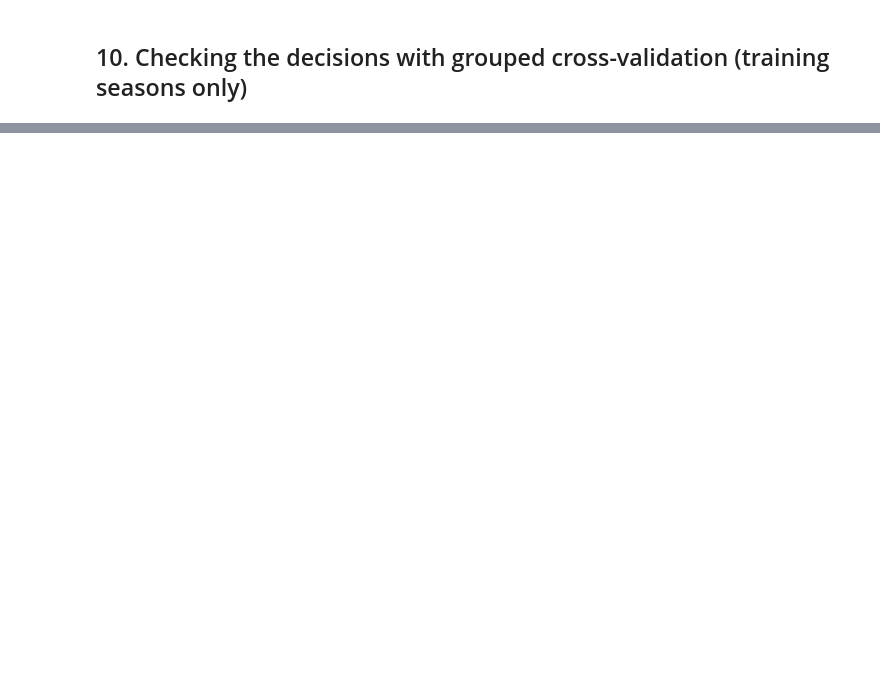
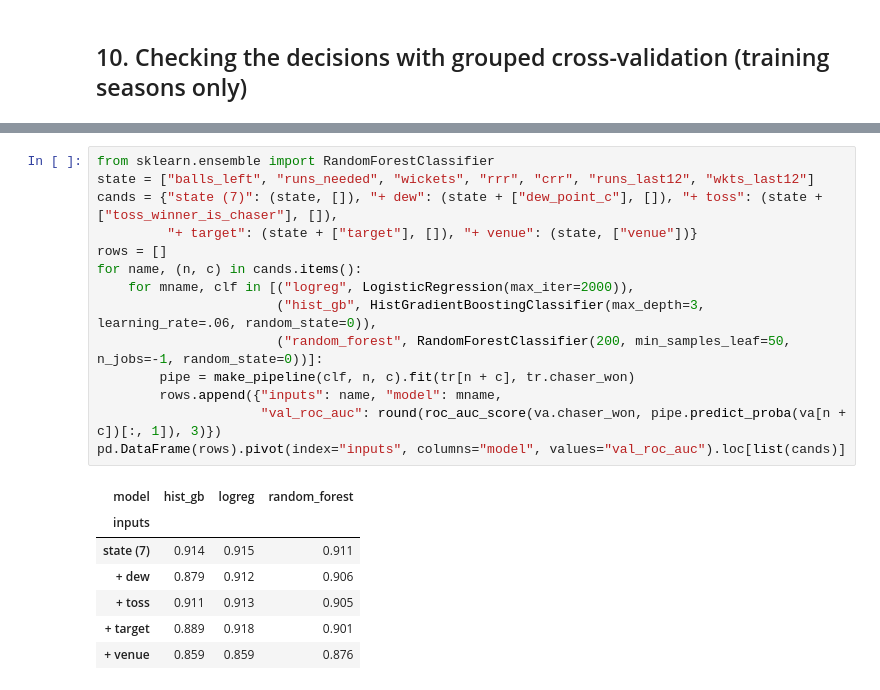
Before and after one commit to ahmed2402/psl-win-predictor, a Jupyter notebook: notebooks/01_eda.ipynb, the cells around one changed output, grey strips where cells are left out. Cells and saved outputs as stored; diff of their text form; blank space fills up the shorter version.

```diff
--- a/notebooks/01_eda.ipynb
+++ b/notebooks/01_eda.ipynb
@@ -257,0 +293,22 @@ pd.DataFrame(rows).pivot(index="features", columns="model", values="cv_roc_auc")
+# %%
+from sklearn.ensemble import RandomForestClassifier
+state = ["balls_left", "runs_needed", "wickets", "rrr", "crr", "runs_last12", "wkts_last12"]
+cands = {"state (7)": (state, []), "+ dew": (state + ["dew_point_c"], []), "+ toss": (state + ["toss_winner_is_chaser"], []),
+         "+ target": (state + ["target"], []), "+ venue": (state, ["venue"])}
+rows = []
+for name, (n, c) in cands.items():
+    for mname, clf in [("logreg", LogisticRegression(max_iter=2000)),
+                       ("hist_gb", HistGradientBoostingClassifier(max_depth=3, learning_rate=.06, random_state=0)),
+                       ("random_forest", RandomForestClassifier(200, min_samples_leaf=50, n_jobs=-1, random_state=0))]:
+        pipe = make_pipeline(clf, n, c).fit(tr[n + c], tr.chaser_won)
+        rows.append({"inputs": name, "model": mname,
+                     "val_roc_auc": round(roc_auc_score(va.chaser_won, pipe.predict_proba(va[n + c])[:, 1]), 3)})
+pd.DataFrame(rows).pivot(index="inputs", columns="model", values="val_roc_auc").loc[list(cands)]
+# %% [output]
+| model | hist_gb | logreg | random_forest |
+| inputs |  |  |  |
+| state (7) | 0.914 | 0.915 | 0.911 |
+| + dew | 0.879 | 0.912 | 0.906 |
+| + toss | 0.911 | 0.913 | 0.905 |
+| + target | 0.889 | 0.918 | 0.901 |
+| + venue | 0.859 | 0.859 | 0.876 |
```
Also changed, not shown: parts of 7 cells of this notebook, 5 other files.
